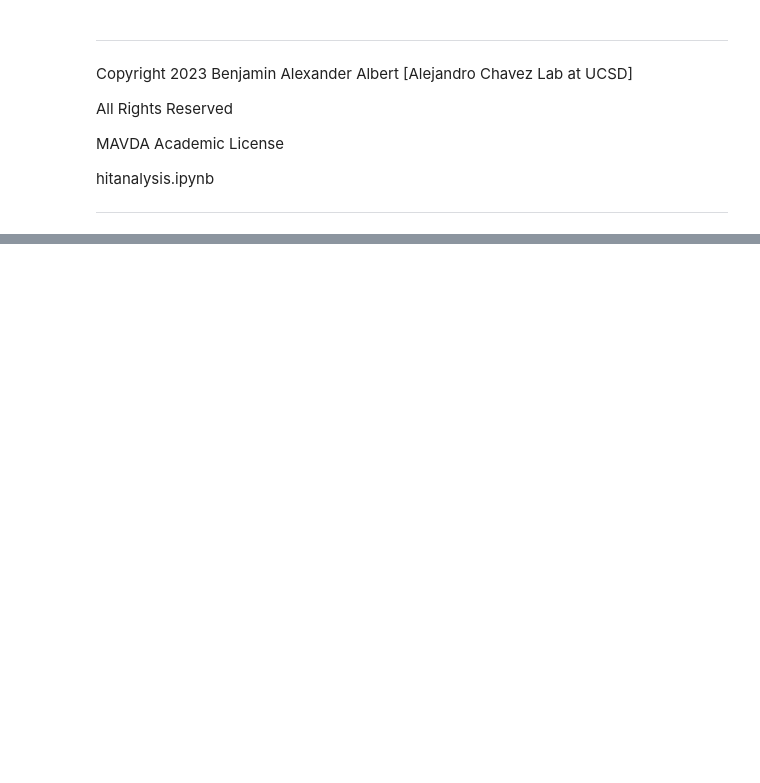
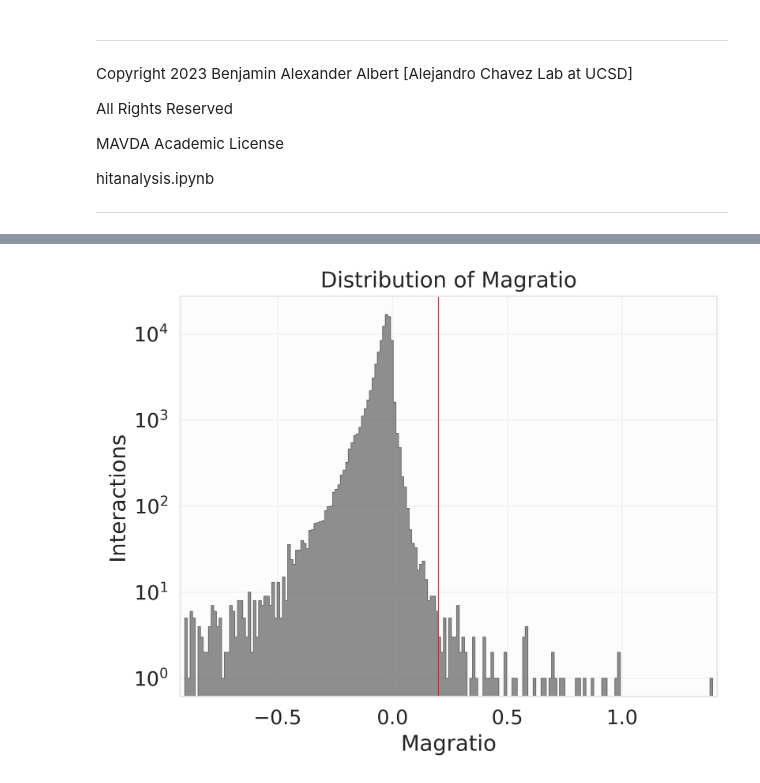
Before and after one commit to alejandrochavezlab/mavda, a Jupyter notebook: hitanalysis.ipynb, the cells around one changed output, grey strips where cells are left out. Saved outputs shown, nothing was run; the diff lists cells and outputs as text; code cells hidden in the pictures; blank space fills up the shorter version.

```diff
--- a/hitanalysis.ipynb
+++ b/hitanalysis.ipynb
@@ -361,34 +400,38 @@ plotMagratioPrecision(vals, convwidth=13)
 # %%
 def makeMagRatioHist(scores):
 
     with sns.axes_style(style=style, rc=rc):
 
-        plt.figure(dpi=600)
+        fig = plt.figure(dpi=600)
         plt.yscale("log")
         magratios = scores[scores.apply(
             lambda row:
                 (row.pvalpos < pvalposthresh) &
                 (row.well not in PlateLayout(row.plate).getPosCtrl()),
             axis=1)].magratio
         ax = sns.histplot(
             x=magratios,
             bins=200,
             color="dimgray",
             element="step",
             linewidth=0.5)
 
         plt.vlines(
                 x=magratiothresh,
                 ymin=0,
                 ymax=30000,
                 color="red",
                 linewidth=0.5)
         plt.xlim([min(magratios)-0.02, max(magratios)+0.02])
         plt.xlabel("Magratio")
         plt.ylabel("Interactions")
         plt.title("Distribution of Magratio")
 
+        fig.savefig(os.path.join(figsdir,"supp_fig_4a.svg"), format="svg", bbox_inches="tight")
+
 makeMagRatioHist(scores)
+# %% [output]
+[figure, added]
 # %%
 def makeWellCountHist():
 
```
Also changed, not shown: parts of 5 cells of this notebook, 12 other files.
